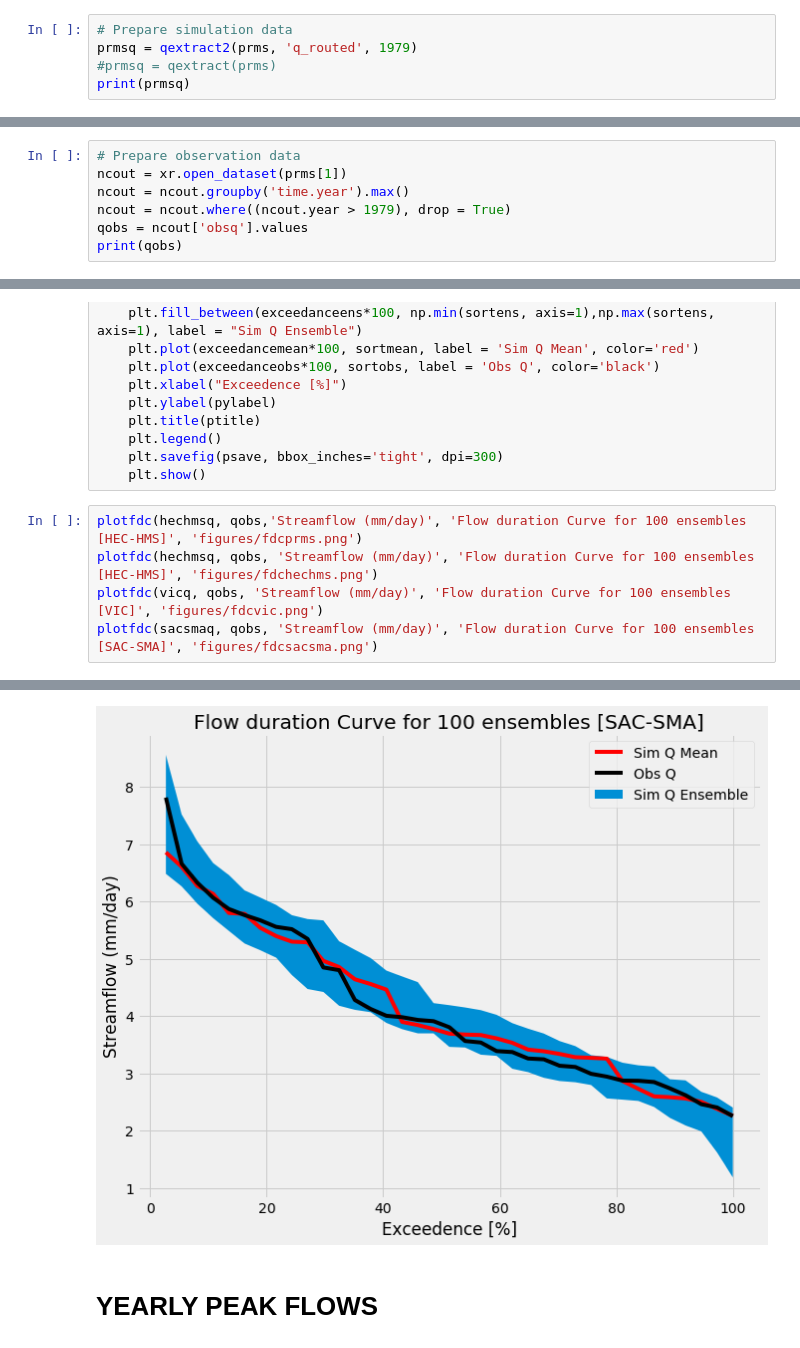
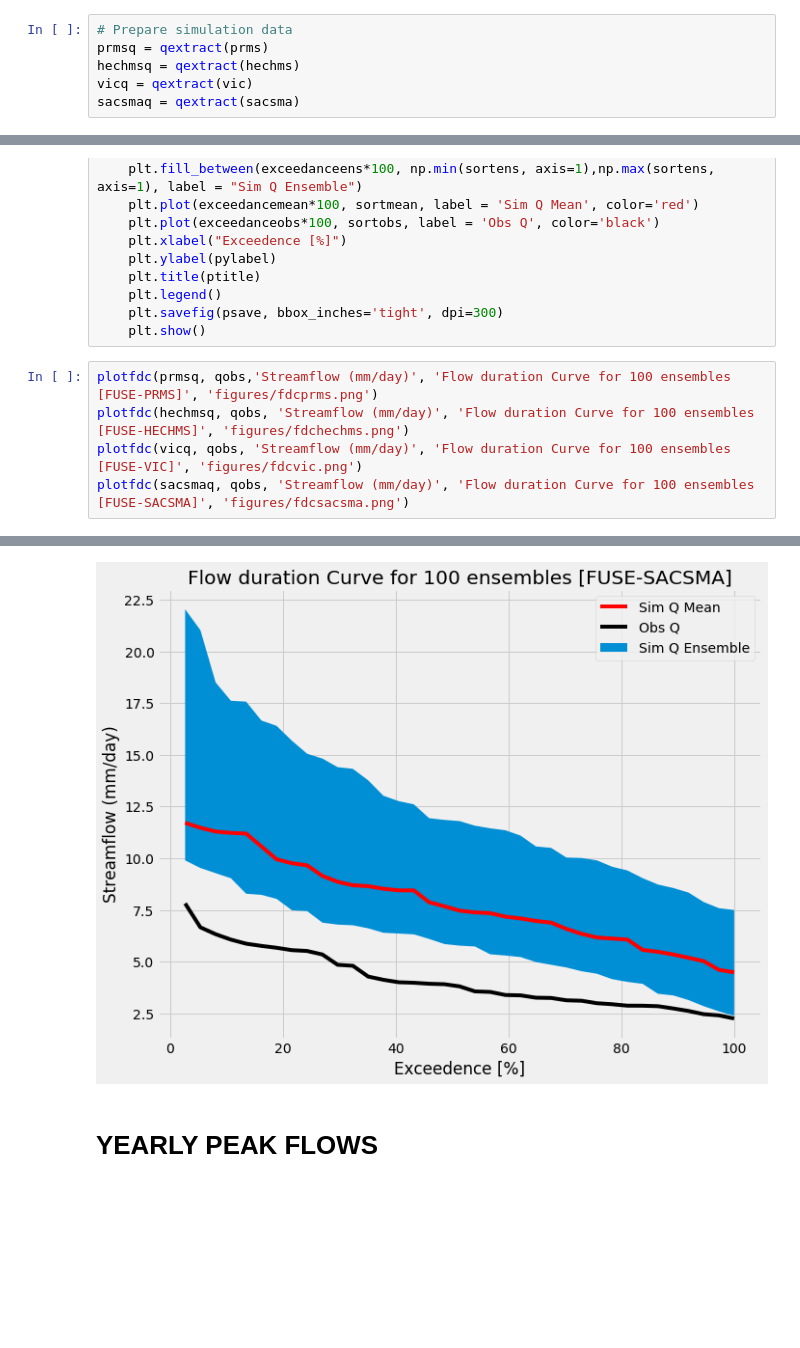
Before and after one commit to msaharia/aasi, a Jupyter notebook: calib_allensembles_v2.ipynb, the cells around one changed output, grey strips where cells are left out. Saved outputs shown, nothing was run; the diff lists cells and outputs as text; blank space fills up the shorter version.

Commit message:
Updated ensemble notebook with new results

```diff
--- a/calib_allensembles_v2.ipynb
+++ b/calib_allensembles_v2.ipynb
@@ -83,5 +68,6 @@ def yearlyVarMax(ncfile, ncvar, iyear):
 # %%
 # Prepare simulation data
-prmsq = qextract2(prms, 'q_routed', 1979)
-#prmsq = qextract(prms)
-print(prmsq)
+prmsq = qextract(prms)
+hechmsq = qextract(hechms)
+vicq = qextract(vic)
+sacsmaq = qextract(sacsma)
@@ -138,7 +79,0 @@ sacsmaq = qextract(sacsma)
-# %%
-# Prepare observation data
-ncout = xr.open_dataset(prms[1])
-ncout = ncout.groupby('time.year').max()
-ncout = ncout.where((ncout.year > 1979), drop = True)
-qobs = ncout['obsq'].values
-print(qobs)
@@ -191,8 +118,8 @@ def plotfdc(qdat, obsdat, pylabel, ptitle, psave):
     plt.savefig(psave, bbox_inches='tight', dpi=300)
     plt.show()
 # %%
-plotfdc(hechmsq, qobs,'Streamflow (mm/day)', 'Flow duration Curve for 100 ensembles [HEC-HMS]', 'figures/fdcprms.png')
-plotfdc(hechmsq, qobs, 'Streamflow (mm/day)', 'Flow duration Curve for 100 ensembles [HEC-HMS]', 'figures/fdchechms.png')
-plotfdc(vicq, qobs, 'Streamflow (mm/day)', 'Flow duration Curve for 100 ensembles [VIC]', 'figures/fdcvic.png')
-plotfdc(sacsmaq, qobs, 'Streamflow (mm/day)', 'Flow duration Curve for 100 ensembles [SAC-SMA]', 'figures/fdcsacsma.png')
+plotfdc(prmsq, qobs,'Streamflow (mm/day)', 'Flow duration Curve for 100 ensembles [FUSE-PRMS]', 'figures/fdcprms.png')
+plotfdc(hechmsq, qobs, 'Streamflow (mm/day)', 'Flow duration Curve for 100 ensembles [FUSE-HECHMS]', 'figures/fdchechms.png')
+plotfdc(vicq, qobs, 'Streamflow (mm/day)', 'Flow duration Curve for 100 ensembles [FUSE-VIC]', 'figures/fdcvic.png')
+plotfdc(sacsmaq, qobs, 'Streamflow (mm/day)', 'Flow duration Curve for 100 ensembles [FUSE-SACSMA]', 'figures/fdcsacsma.png')
 # %% [output]
@@ -202,4 +129,4 @@ plotfdc(sacsmaq, qobs, 'Streamflow (mm/day)', 'Flow duration Curve for 100 ensem
-[figure, old version]
+[figure, new version]
 # %% [markdown]
 # YEARLY PEAK FLOWS
 # %%
```
Also changed, not shown: parts of 22 cells of this notebook.
